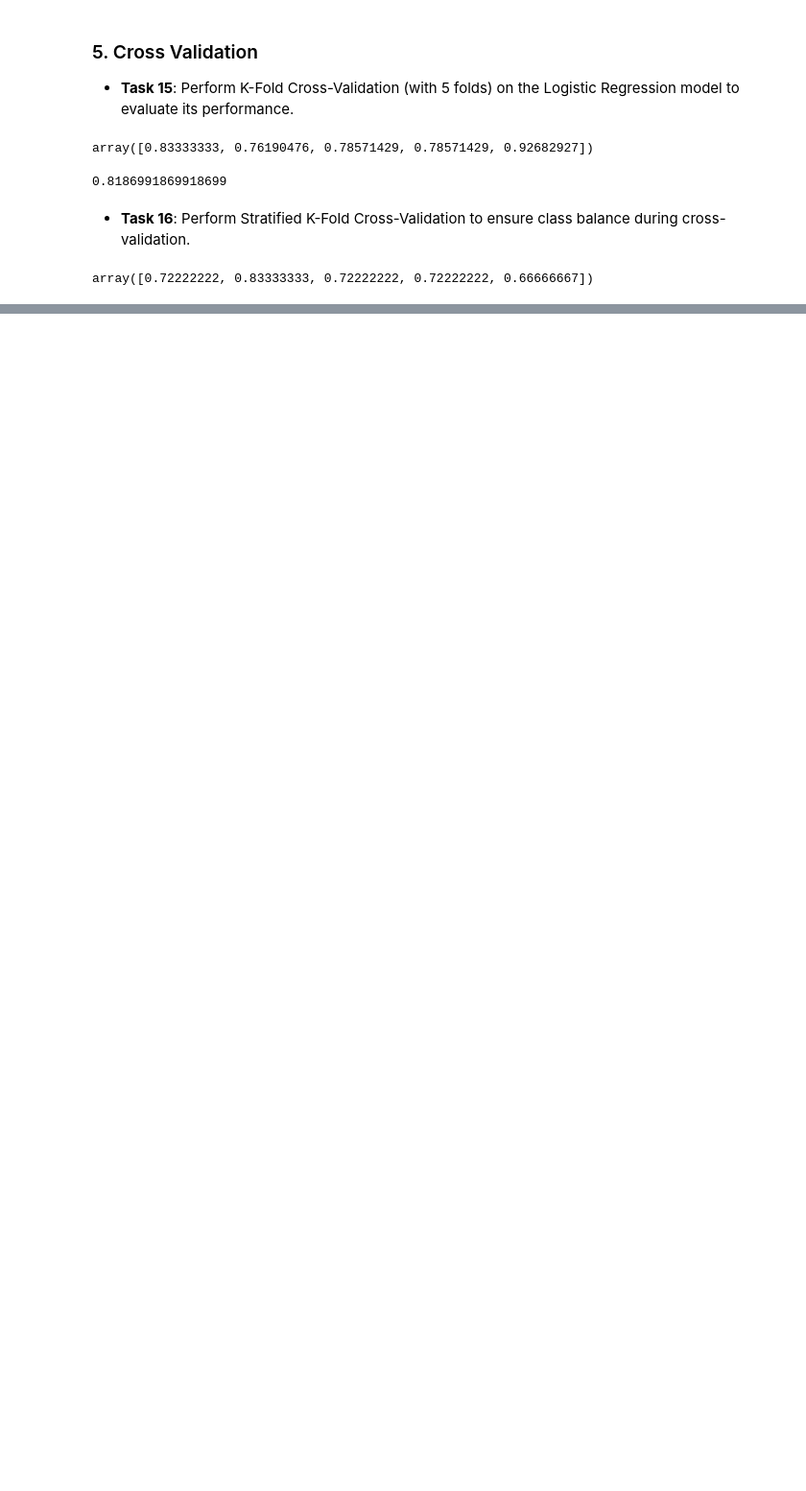
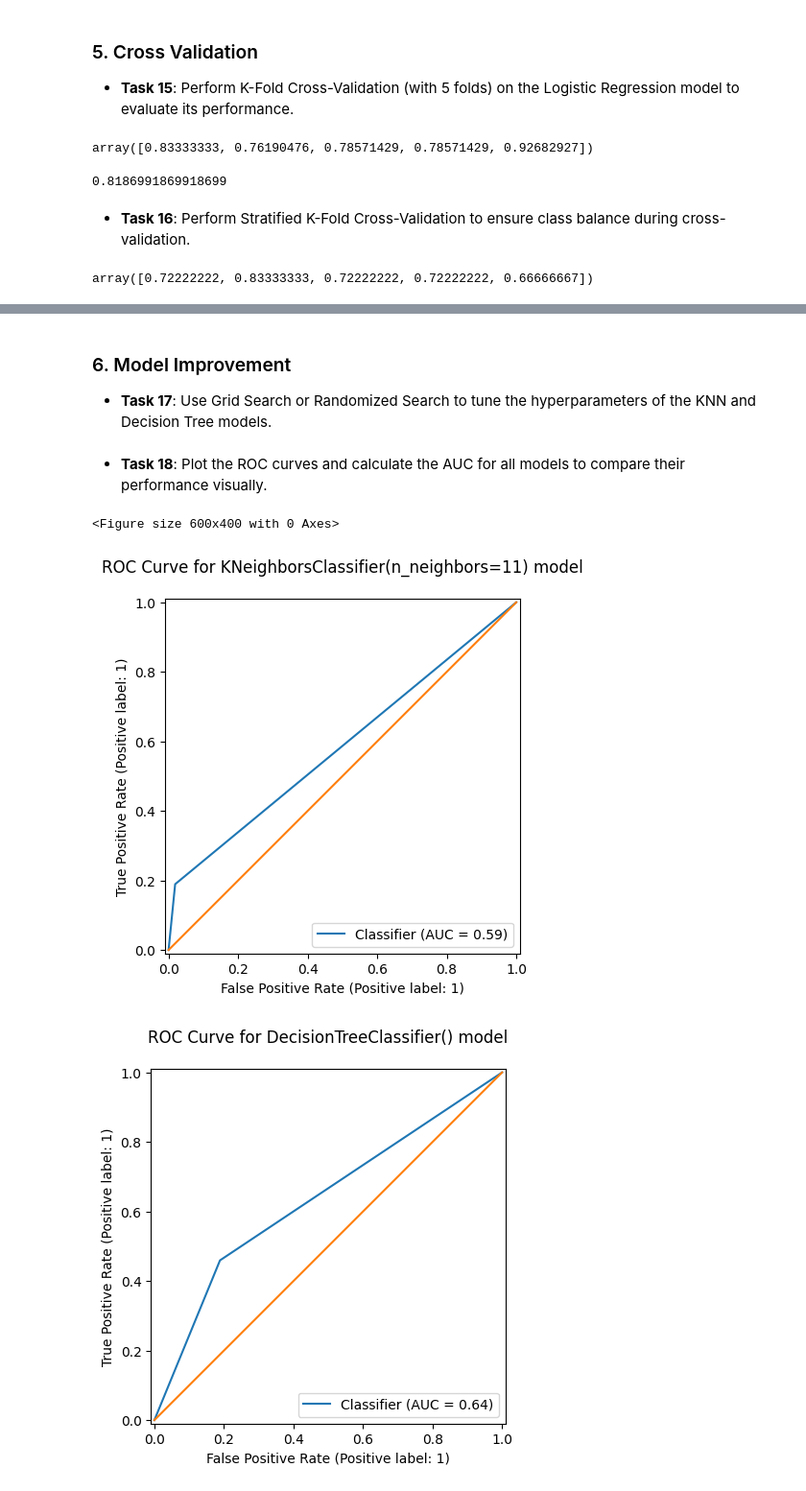
Before and after one commit to rafhan59/Heart-Failure-Prediction-Model, a Jupyter notebook: Assignment_Classification_Model_Evaluation_.ipynb, the cells around one changed output, grey strips where cells are left out. Shown: that part at 96% size. Drawn from its saved outputs; the diff is of its cells as text; code cells hidden in the pictures; blank space fills up the shorter version.

Commit message:
Task 17 Done

```diff
--- a/Assignment_Classification_Model_Evaluation_.ipynb
+++ b/Assignment_Classification_Model_Evaluation_.ipynb
@@ -348,0 +351,17 @@ NameError: name 'trat_KFold_score' is not defined
+# %% [markdown]
+### 6. Model Improvement
+- **Task 17**: Use Grid Search or Randomized Search to tune the hyperparameters of the KNN and Decision Tree models.
+# %% [markdown]
+- **Task 18**: Plot the ROC curves and calculate the AUC for all models to compare their performance visually.
+# %%
+models_list = [knn, DT, LR]
+plt.figure(figsize=(6,4))
+for i in models_list:
+    RocCurveDisplay.from_predictions(y_test, i.predict(X_test_scaled))
+    plt.plot([0,1],[0,1])
+    plt.title(f"ROC Curve for {i} model", pad=20)
+plt.show()
+# %% [output]
+<Figure size 600x400 with 0 Axes>
+[figure, added]
+[figure, added]
```
Also changed, not shown: parts of 11 cells of this notebook.
